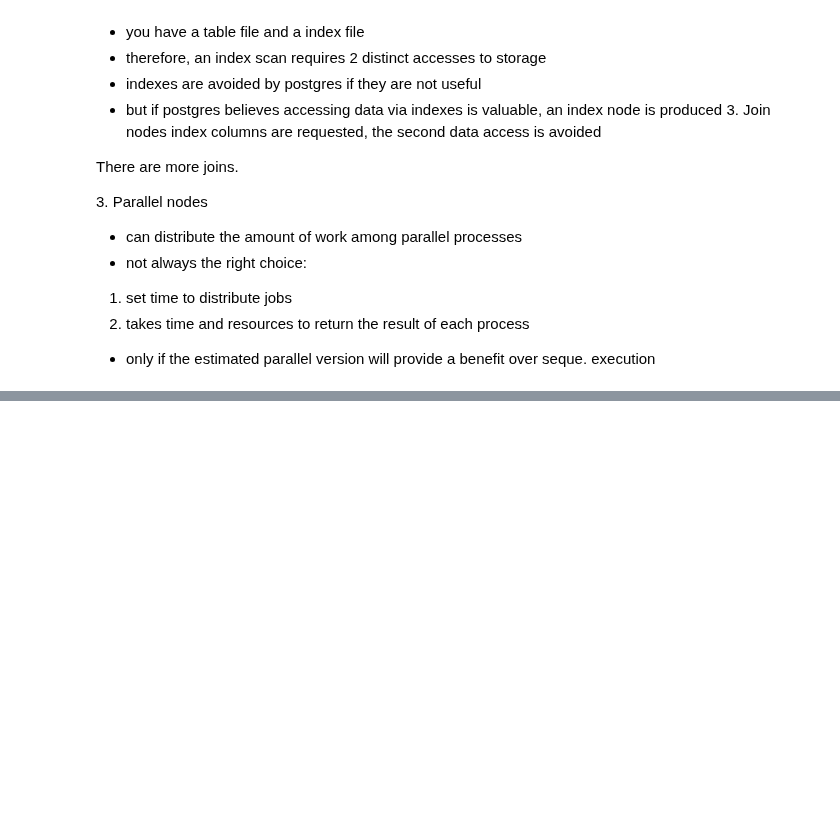
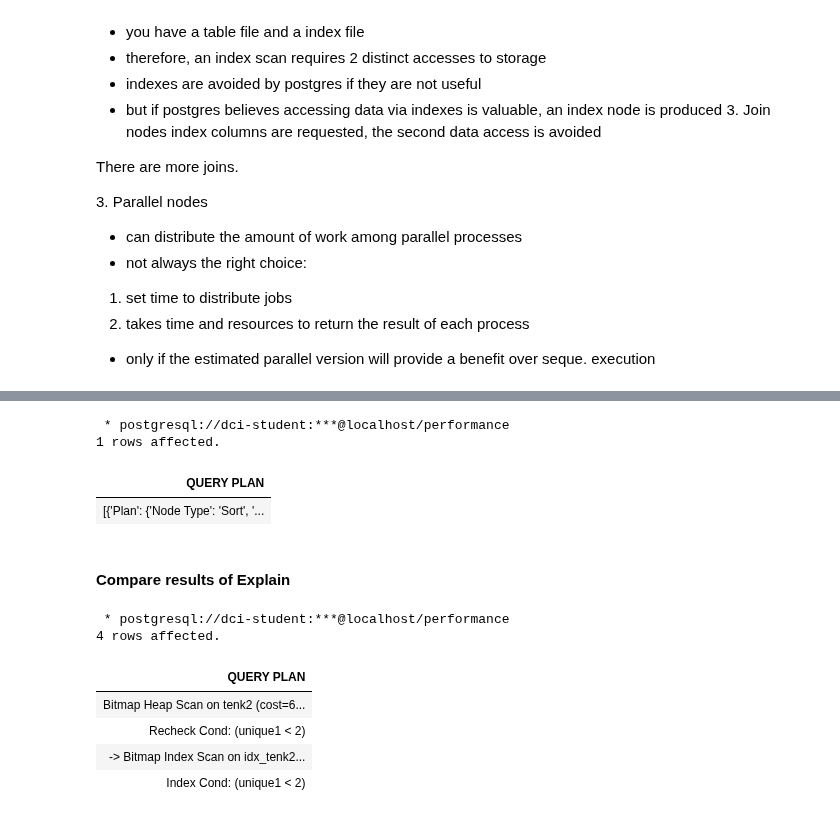
Before and after one commit to fbw-p22-e3-assignments/live-code, a Jupyter notebook: database/BASIC_PERFORMANCE/performance.ipynb, the cells around one changed output, grey strips where cells are left out. Cells and saved outputs as stored; diff of their text form; code cells hidden in the pictures; blank space fills up the shorter version.

```diff
--- a/database/BASIC_PERFORMANCE/performance.ipynb
+++ b/database/BASIC_PERFORMANCE/performance.ipynb
@@ -168,0 +238,23 @@ It is a data structure (data organization) that allows
+# %%
+%%sql
+explain (format json)  SELECT *
+FROM tenk1
+order by num desc;
+# %% [output]
+ * postgresql://dci-student:***@localhost/performance
+1 rows affected.
+| QUERY PLAN |
+| [{'Plan': {'Node Type': 'Sort', '... |
+# %% [markdown]
+#### Compare results of Explain
+# %%
+%%sql
+EXPLAIN SELECT * FROM tenk2 where unique1<2;
+# %% [output]
+ * postgresql://dci-student:***@localhost/performance
+4 rows affected.
+| QUERY PLAN |
+| Bitmap Heap Scan on tenk2 (cost=6... |
+| Recheck Cond: (unique1 < 2) |
+| -> Bitmap Index Scan on idx_tenk2... |
+| Index Cond: (unique1 < 2) |
```
Also changed, not shown: parts of 31 cells of this notebook, 7 other files.
